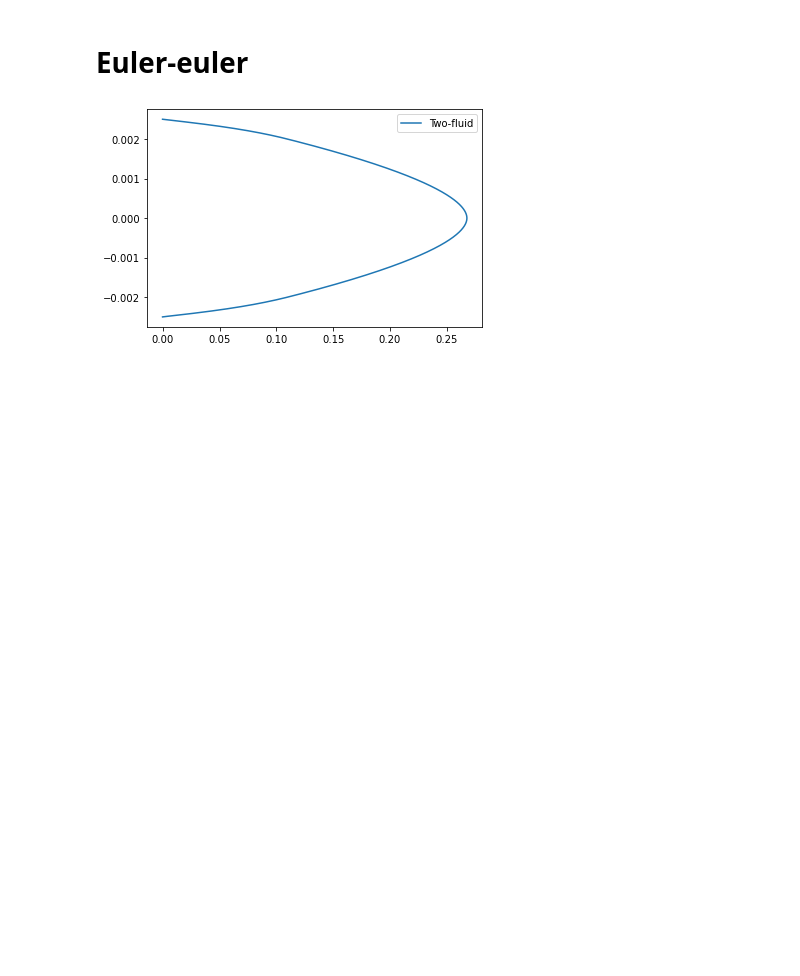
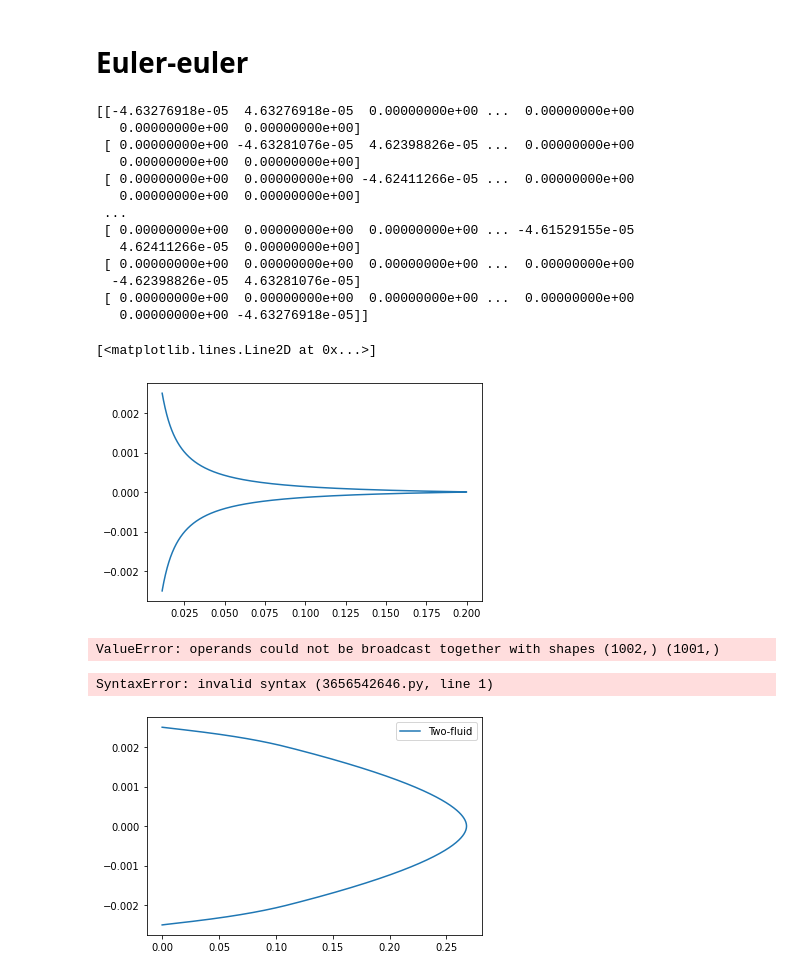
Before and after one commit to Toothpastefairy/comp_multphase_flow, a Jupyter notebook: bloodyguys.ipynb, the cells around one changed output. Drawn from its saved outputs; the diff is of its cells as text; code cells hidden in the pictures; blank space fills up the shorter version.

```diff
--- a/bloodyguys.ipynb
+++ b/bloodyguys.ipynb
@@ -296,5 +296,39 @@ iteration 6 with error 6.618853299160956e-064
 # %% [markdown]
 # Euler-euler
+# %%
+# Add particles to the system
+system.add_particles(rho_RBC, diameter_RBC, volume_fraction_RBC)
+
+alpha = system.calc_alpha(velocity_turbulent, mu_turbulent)
+plt.plot(alpha, system.y[:-1] + system.dy/2)
+# %% [output]
+[[-4.63276918e-05  4.63276918e-05  0.00000000e+00 ...  0.00000000e+00
+   0.00000000e+00  0.00000000e+00]
+ [ 0.00000000e+00 -4.63281076e-05  4.62398826e-05 ...  0.00000000e+00
+   0.00000000e+00  0.00000000e+00]
+ [ 0.00000000e+00  0.00000000e+00 -4.62411266e-05 ...  0.00000000e+00
+   0.00000000e+00  0.00000000e+00]
+ ...
+ [ 0.00000000e+00  0.00000000e+00  0.00000000e+00 ... -4.61529155e-05
+   4.62411266e-05  0.00000000e+00]
+ [ 0.00000000e+00  0.00000000e+00  0.00000000e+00 ...  0.00000000e+00
+  -4.62398826e-05  4.63281076e-05]
+ [ 0.00000000e+00  0.00000000e+00  0.00000000e+00 ...  0.00000000e+00
+   0.00000000e+00 -4.63276918e-05]]
+[<matplotlib.lines.Line2D at 0x...>]
+[figure, added]
+# %%
+system.add_particles(rho_RBC, diameter_RBC, volume_fraction_RBC)
+solution_test = system.simulate_particles(mu, alpha)
+plt.plot(solution_test)
+# %% [output]
+ValueError: operands could not be broadcast together with shapes (1002,) (1001,)
+# %%
+alpha 2 = (alpha[1:]+alpha[:-1])/2
+print(alpha.shape)
+print(mu.shape)
+# %% [output]
+SyntaxError: invalid syntax (3656542646.py, line 1)
 # %%
 # Add particles to the system
 system = reloadsystem()
```
Also changed, not shown: parts of 13 cells of this notebook.
